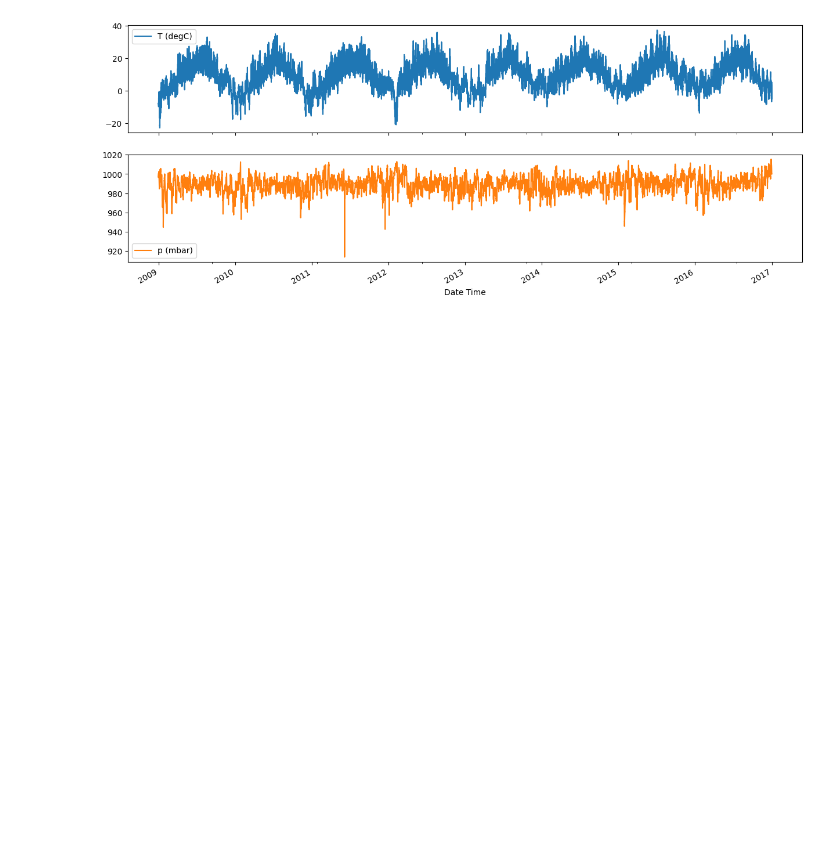
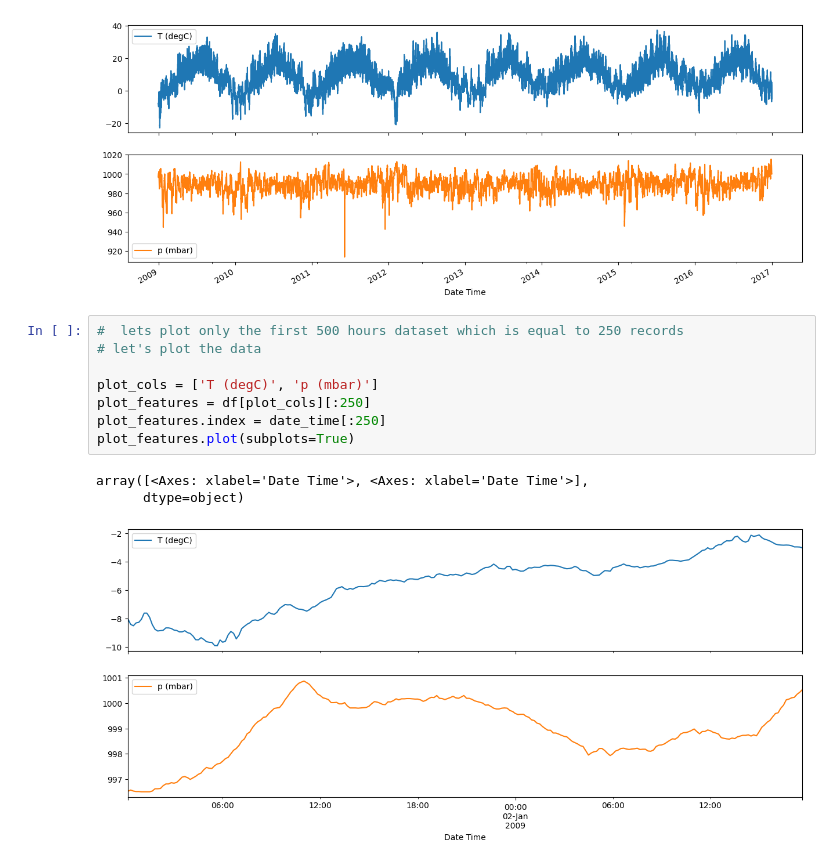
Before and after one commit to Ind-saurabh-kumar/Data_Science_Course, a Jupyter notebook: Deep_Learning_with_tensorflow/_time_series_tf.ipynb, the cells around one changed output. Cells and saved outputs as stored; diff of their text form; blank space fills up the shorter version.

Commit message:
plot

```diff
--- a/Deep_Learning_with_tensorflow/_time_series_tf.ipynb
+++ b/Deep_Learning_with_tensorflow/_time_series_tf.ipynb
@@ -152,3 +152,15 @@ plot_features.plot(subplots=True)
 array([<Axes: xlabel='Date Time'>, <Axes: xlabel='Date Time'>],
       dtype=object)
 [figure]
+# %%
+#  lets plot only the first 500 hours dataset which is equal to 250 records
+# let's plot the data
+
+plot_cols = ['T (degC)', 'p (mbar)']
+plot_features = df[plot_cols][:250]
+plot_features.index = date_time[:250]
+plot_features.plot(subplots=True)
+# %% [output]
+array([<Axes: xlabel='Date Time'>, <Axes: xlabel='Date Time'>],
+      dtype=object)
+[figure, added]
```
